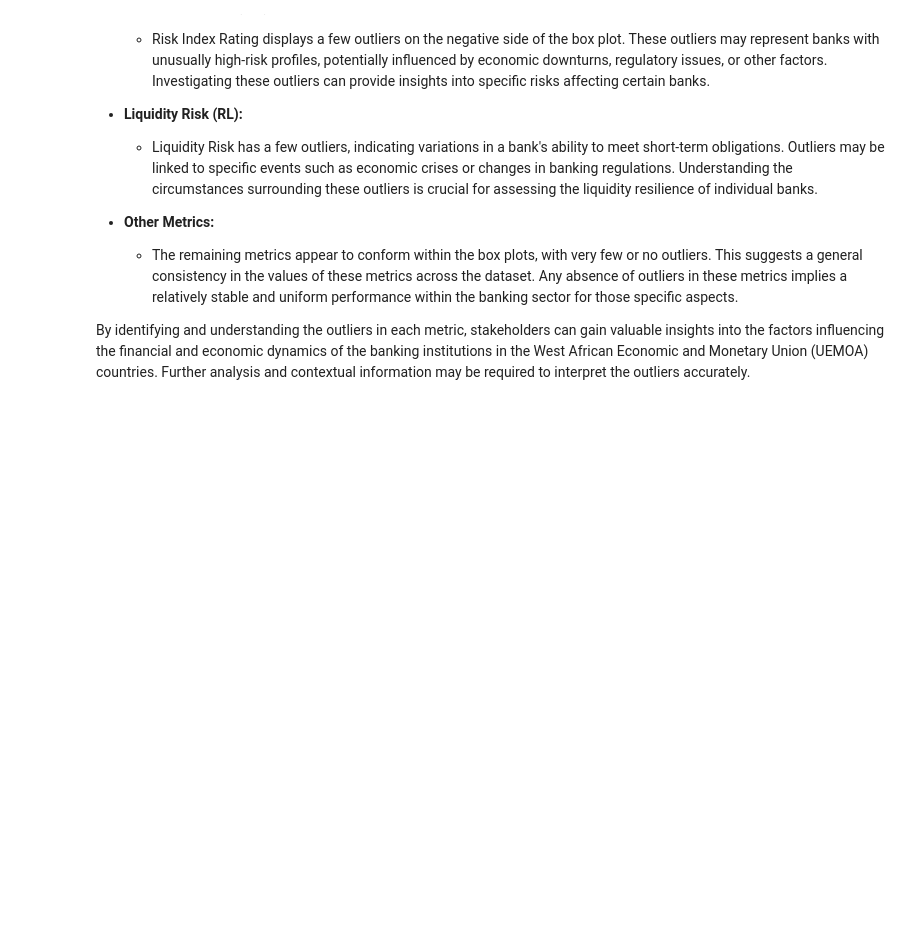
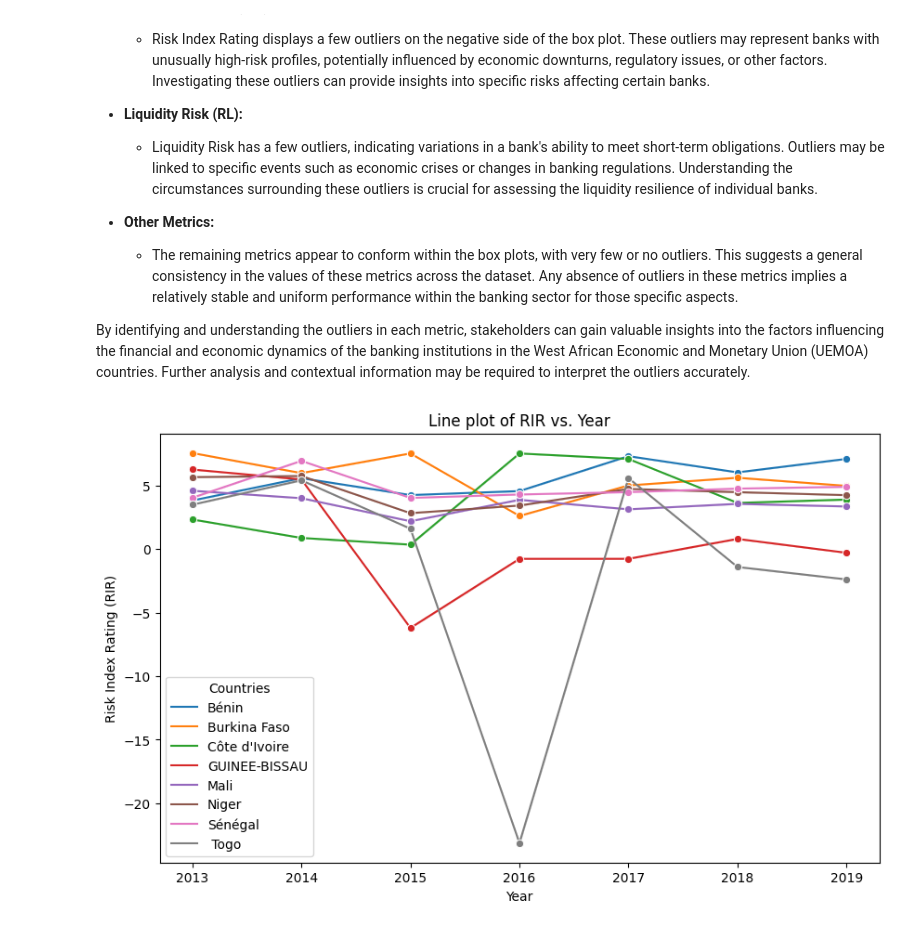
Before and after one commit to isamuelpatrick/BankingInsights-UEMOA, a Jupyter notebook: Exploratory Data Analysis.ipynb, the cells around one changed output. Saved outputs shown, nothing was run; the diff lists cells and outputs as text; code cells hidden in the pictures; blank space fills up the shorter version.

```diff
--- a/Exploratory Data Analysis.ipynb
+++ b/Exploratory Data Analysis.ipynb
@@ -151,10 +195,12 @@ plt.show()
 
 By identifying and understanding the outliers in each metric, stakeholders can gain valuable insights into the factors influencing the financial and economic dynamics of the banking institutions in the West African Economic and Monetary Union (UEMOA) countries. Further analysis and contextual information may be required to interpret the outliers accurately.
 # %%
-# Scatter plot of Risk Index Rating (RIR) vs. Size of Banks (SIZE)
+# Line plot of Risk Index Rating (RIR) vs.Year
 plt.figure(figsize=(10, 6))
-sns.scatterplot(data=uemoa_df, x='RIR', y='SIZE', hue='Countries')
-plt.title('Scatter plot of RIR vs. SIZE')
-plt.xlabel('Risk Index Rating (RIR)')
-plt.ylabel('Size of Banks (SIZE)')
+sns.lineplot(data=uemoa_df, y='RIR', x='Year', hue='Countries', marker = 'o')
+plt.title('Line plot of RIR vs. Year')
+plt.ylabel('Risk Index Rating (RIR)')
+plt.xlabel('Year')
 plt.show()
+# %% [output]
+[figure, added]
```
Also changed, not shown: parts of 13 cells of this notebook.
